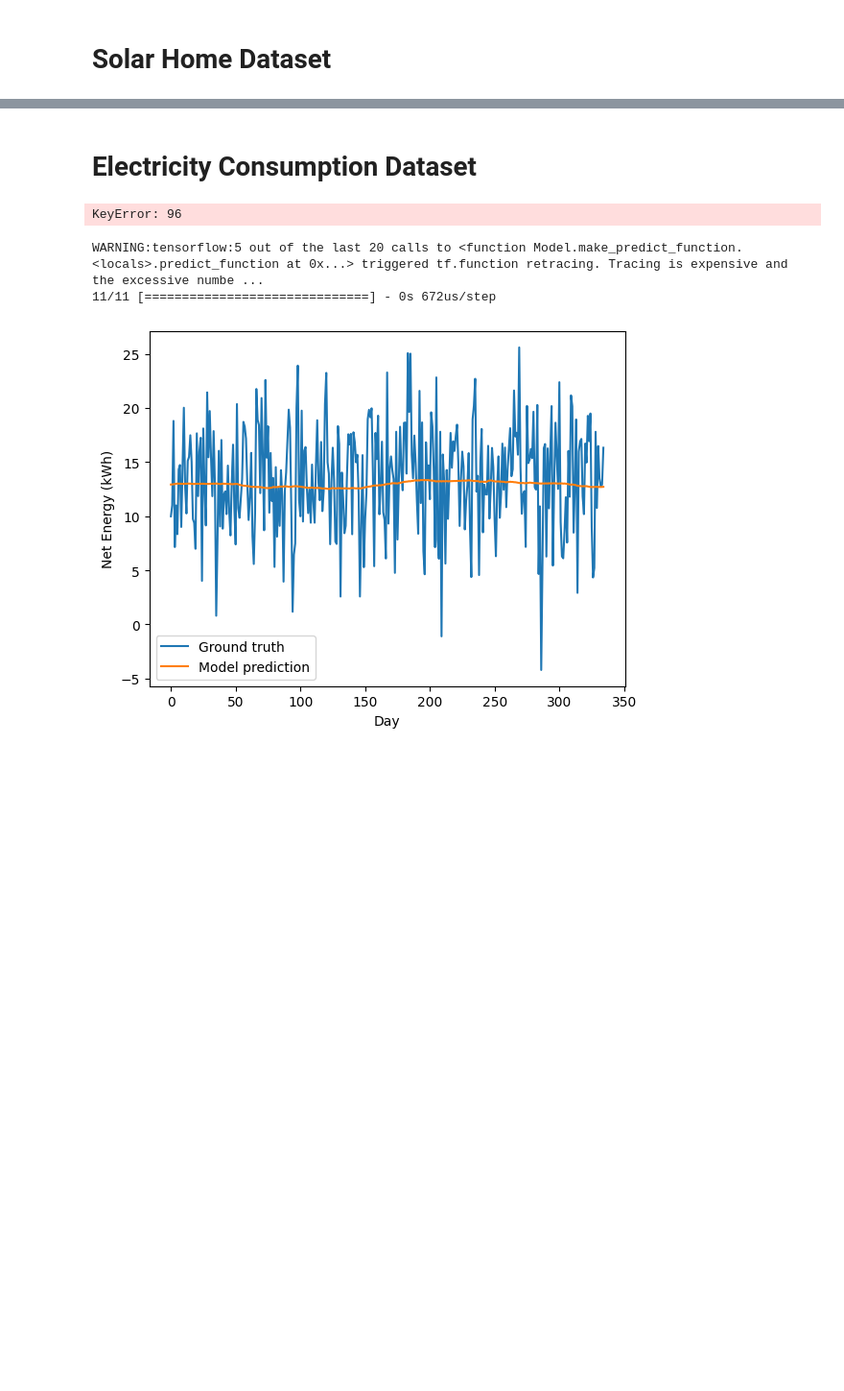
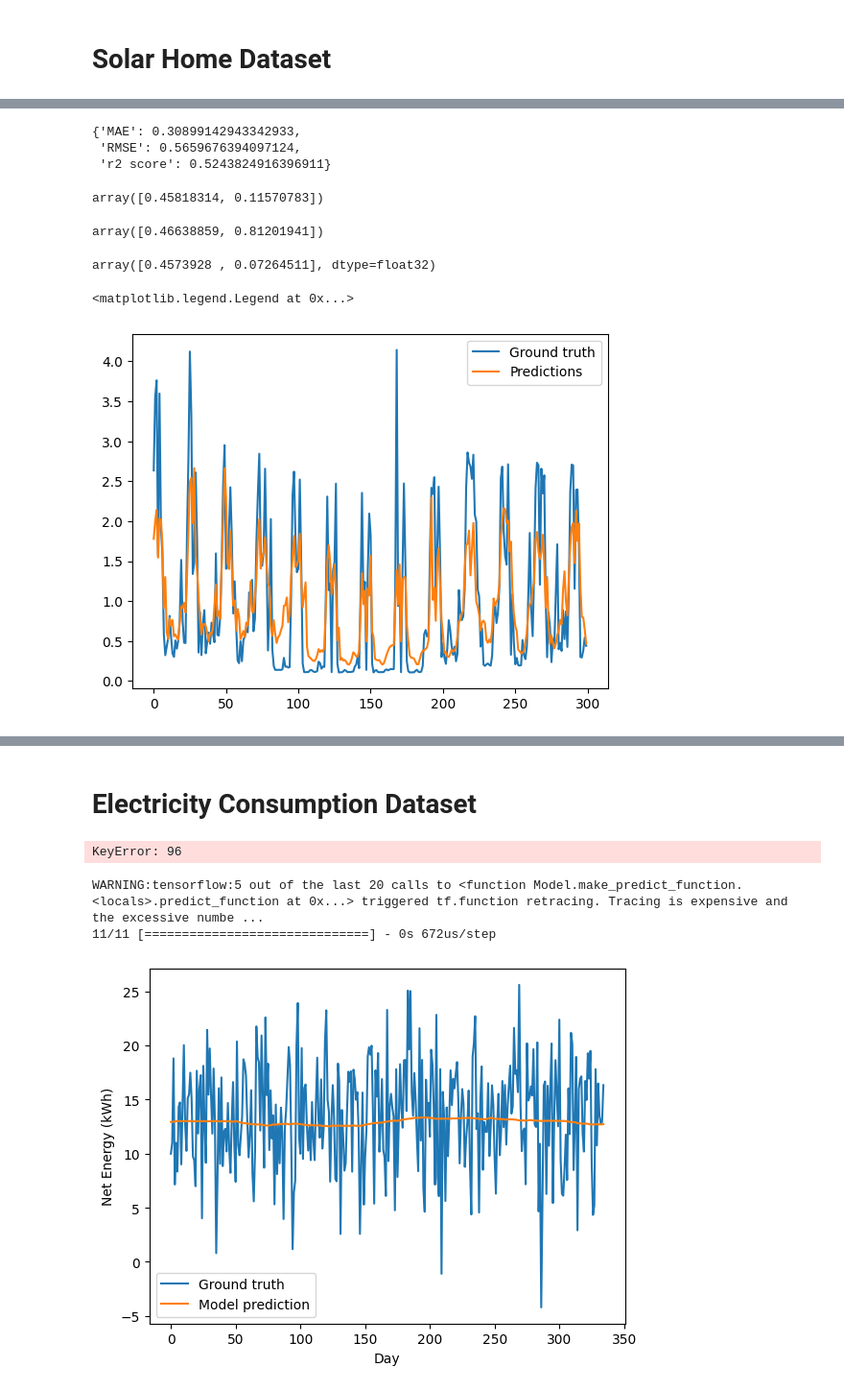
Before and after one commit to codymlewis/SGHFL, a Jupyter notebook: test.ipynb, the cells around one changed output, grey strips where cells are left out. Shown at 96% size. Cells and saved outputs as stored; diff of their text form; code cells hidden in the pictures; blank space fills up the shorter version.

Commit message:
changed solar home data processing and started on ridge

```diff
--- a/test.ipynb
+++ b/test.ipynb
@@ -128,0 +95,11 @@ df
+# %%
+from sklearn import linear_model as sklm
+
+model = sklm.Ridge(solver='lsqr', max_iter=20).fit(einops.rearrange(X_train, 'b h s -> b (h s)'), Y_train)
+preds = model.predict(einops.rearrange(X_test, 'b h s -> b (h s)'))
+
+{
+    "MAE": skm.mean_absolute_error(Y_test, preds),
+    "RMSE": np.sqrt(skm.mean_squared_error(Y_test, preds)),
+    "r2 score": skm.r2_score(Y_test, preds),
+}
@@ -128,0 +110,2 @@ df
+# %%
+model.fit(einops.rearrange(X_train, 'b h s -> b (h s)'), Y_train)
@@ -128,0 +158,44 @@ df
+# %%
+client_X = np.split(einops.rearrange(X_train, 'b h s -> b (h s)'), 300)
+client_Y = np.split(Y_train, 300)
+
+agg_model = RidgeModel()
+for r in range(5):
+    all_params = []
+    for cX, cY in zip(client_X, client_Y):
+        client_model = RidgeModel()
+        client_model.parameters = agg_model.parameters
+        client_model = client_model.fit(cX, cY, epochs=3)
+        params = client_model.parameters
+        all_params.append(client_model.parameters)
+    agg_model.parameters = np.mean(all_params, axis=0)
+
+preds = agg_model.predict(einops.rearrange(X_test, 'b h s -> b (h s)'))
+{
+    "MAE": skm.mean_absolute_error(Y_test, preds),
+    "RMSE": np.sqrt(skm.mean_squared_error(Y_test, preds)),
+    "r2 score": skm.r2_score(Y_test, preds),
+}
+# %% [output]
+{'MAE': 0.30899142943342933,
+ 'RMSE': 0.5659676394097124,
+ 'r2 score': 0.5243824916396911}
+# %%
+np.abs(preds - Y_test).mean(axis=0)
+# %% [output]
+array([0.45818314, 0.11570783])
+# %%
+skm.r2_score(Y_test, preds, multioutput="raw_values")
+# %% [output]
+array([0.46638859, 0.81201941])
+# %%
+np.abs(preds - Y_test).mean(axis=0)
+# %% [output]
+array([0.4573928 , 0.07264511], dtype=float32)
+# %%
+plt.plot(Y_test[:300, 0], label="Ground truth")
+plt.plot(preds[:300, 0], label="Predictions")
+plt.legend()
+# %% [output]
+<matplotlib.legend.Legend at 0x...>
+[figure, added]
```
Also changed, not shown: parts of 13 cells of this notebook, 7 other files.
